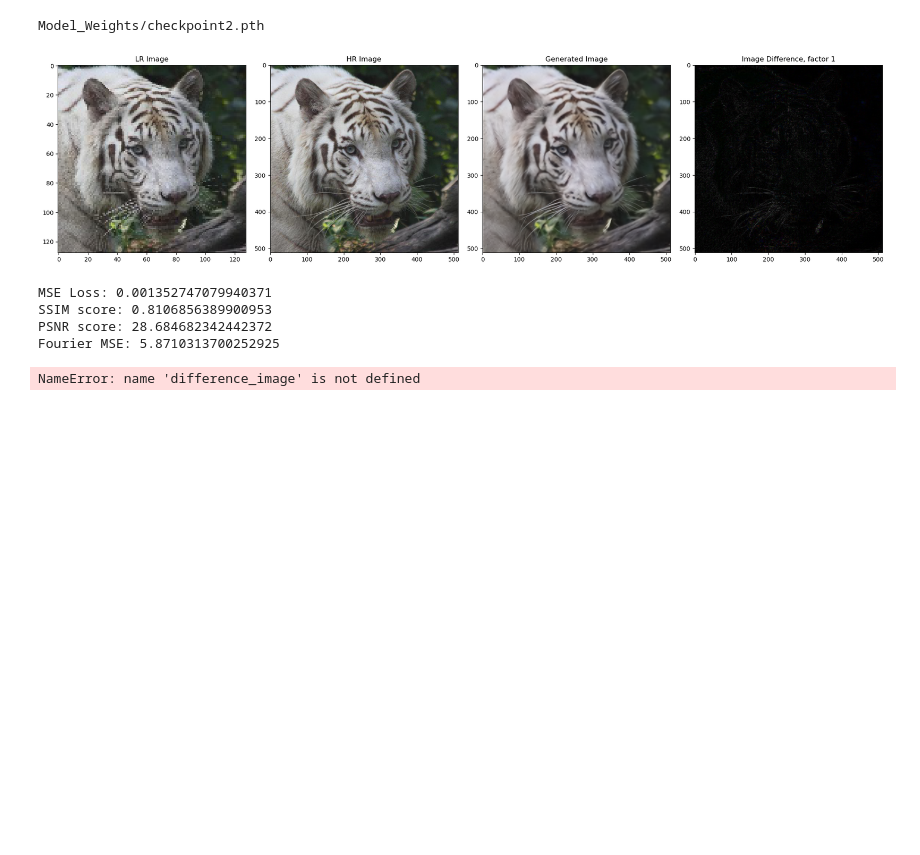
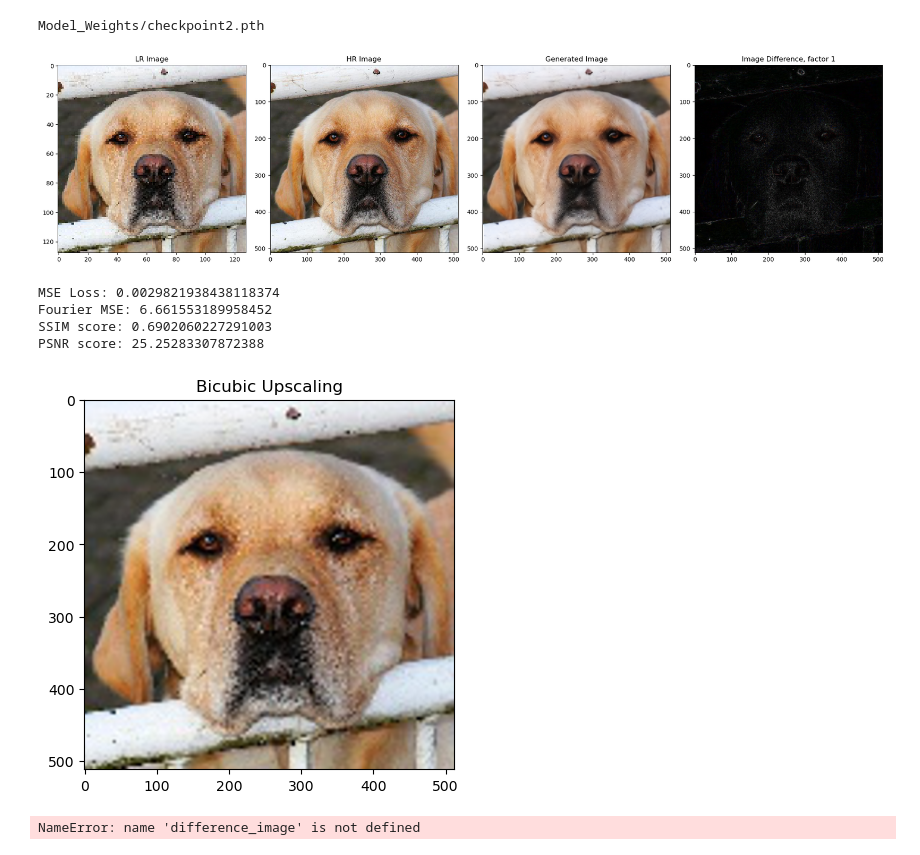
Before and after one commit to HR-Chaos/super-resolution, a Jupyter notebook: fourier.ipynb, the cells around one changed output. Saved outputs shown, nothing was run; the diff lists cells and outputs as text; code cells hidden in the pictures; blank space fills up the shorter version.

```diff
--- a/fourier.ipynb
+++ b/fourier.ipynb
@@ -134,7 +134,11 @@ def compare(lr_image,hr_image,difference_factors=[1]):#compares LR, HR, Generate
     o = transform(output_image)
     mse = loss_mse(t,o).item()#scale output back down to 0-1
     print("MSE Loss:",mse)
-    return input_image,target_image,output_image,difference_image,mse
+
+    fourier_loss = FourierLossTorch()
+    fourier_mse = fourier_loss(t,o).item()#.copy() just to deal with writability warning
+    print("Fourier MSE:",fourier_mse)
+    return input_image,target_image,output_image,difference_image,mse,fourier_mse
 
 def display_fourier_maps(img,title,r,g,b):
     fig, axes = plt.subplots(1, 4, figsize=(16, 8))
@@ -166,47 +170,45 @@ def fourier_map(img,title,display=True):
 # %%
 #Inference and Analysis
 pictures = {
     'tiger':("testing_dataset/downscaled_ci_flickr_wild_002021.jpg","testing_dataset/flickr_wild_002021.jpg"),
     'dog':("testing_dataset/downscaled_ci_pixabay_dog_001489.jpg","testing_dataset/pixabay_dog_001489.jpg"),
     'wolf':("testing_dataset/downscaled_ci_pixabay_wild_000639.jpg","testing_dataset/pixabay_wild_000639.jpg"),
     'cat1':('testing_dataset/downscaled_ci_flickr_cat_000004.jpg','testing_dataset/flickr_cat_000004.jpg'),
     'cat2':('testing_dataset/downscaled_ci_flickr_cat_000005.jpg','testing_dataset/flickr_cat_000005.jpg'),
     'mufasa':('testing_dataset/downscaled_ci_pixabay_wild_000568.jpg','testing_dataset/pixabay_wild_000568.jpg'),
     'scar':('testing_dataset/downscaled_ci_pixabay_wild_000561.jpg','testing_dataset/pixabay_wild_000561.jpg'),
     'pastyScar':('LR_images/ci/downscaled_ci_flickr_wild_001704.jpg','HR_images/flickr_wild_001704.jpg'),
     'monkeyLion':('testing_dataset/downscaled_ci_flickr_wild_001751.jpg','testing_dataset/flickr_wild_001751.jpg'),
     'leopard':('testing_dataset/downscaled_ci_flickr_wild_002181.jpg','testing_dataset/flickr_wild_002181.jpg'),
     'night_leopard':('testing_dataset/downscaled_ci_flickr_wild_002162.jpg','testing_dataset/flickr_wild_002162.jpg'),
     'white_tiger':('testing_dataset/downscaled_ci_flickr_wild_000895.jpg','testing_dataset/flickr_wild_000895.jpg'),
     'cub':('testing_dataset/downscaled_ci_flickr_wild_000812.jpg','testing_dataset/flickr_wild_000812.jpg'),#812-816
     'kyri':('extraPics/LR_kitties5.jpg'),
     'Mina':('extraPics/MinaSmall.jpg'),
     'wave':("extraPics/downscaled_ci_waves.jpg","extraPics/waves.jpg"),
     'noise':('extraPics/lr_noise.jpg','extraPics/hr_noise.jpg'),
 }
 
-lr, hr = pictures['white_tiger']
-input,target,output,difference,mse = compare(lr, hr)
+lr, hr = pictures['dog']
+input,target,output,difference,mse,fourier_mse = compare(lr, hr, difference_factors=[1])
 # enhance(pictures['Mina'],display=True)
 
 ssim_score = ssim(skimage.img_as_ubyte(target),skimage.img_as_ubyte(output),channel_axis=2)
 psnr_score = psnr(skimage.img_as_ubyte(target),skimage.img_as_ubyte(output))
 print("SSIM score:", ssim_score)
 print("PSNR score:", psnr_score)
 
-loss_function = FourierLossTorch()
-fourier_mse = loss_function(transform(target.copy()),transform(output)).item()#.copy() just to deal with writability warning
-print("Fourier MSE:",fourier_mse)
-# bicubic_output =  HM.upscale_image_bicubic(lr,4)
-# plt.imshow(np.array(bicubic_output))
-# plt.title('Bicubic Upscaling')
-# plt.show()
+bicubic_output =  HM.upscale_image_bicubic(lr,4)
+plt.imshow(np.array(bicubic_output))
+plt.title('Bicubic Upscaling')
+plt.show()
 # %% [output]
-[figure, old version]
+[figure, new version]
-MSE Loss: 0.001352747079940371
-SSIM score: 0.8106856389900953
-PSNR score: 28.684682342442372
-Fourier MSE: 5.8710313700252925
+MSE Loss: 0.0029821938438118374
+Fourier MSE: 6.661553189958452
+SSIM score: 0.6902060227291003
+PSNR score: 25.25283307872388
+[figure, added]
 # %%
 # Fourier Analysis
 
```
Also changed, not shown: 1 other file.
